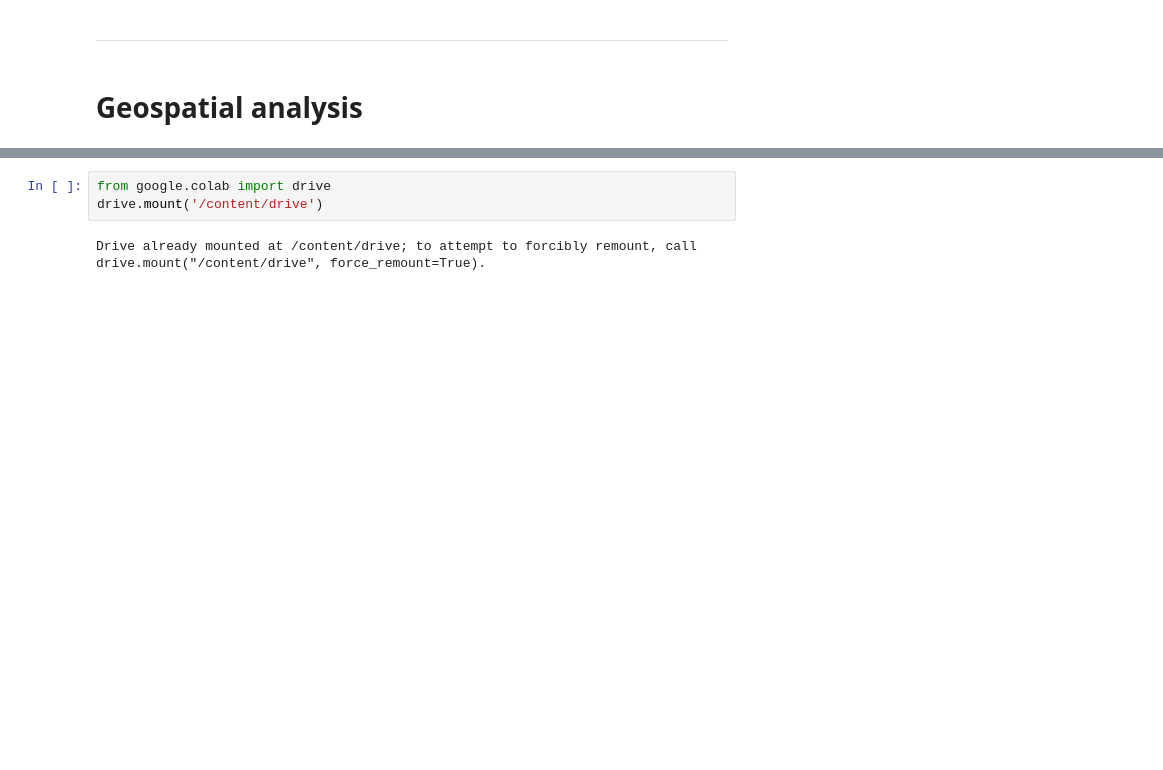
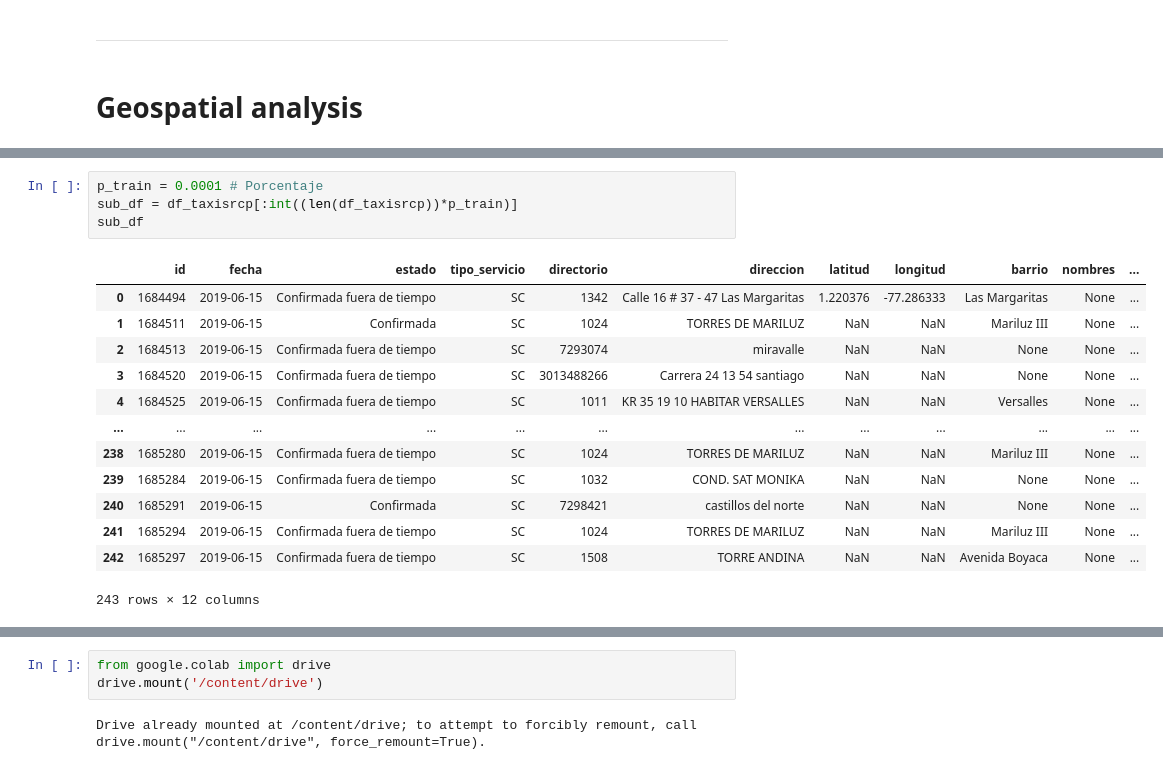
Before and after one commit to jjpizarro/datascience, a Jupyter notebook: EDA-project-ds4a.ipynb, the cells around one changed output, grey strips where cells are left out. Saved outputs shown, nothing was run; the diff lists cells and outputs as text; blank space fills up the shorter version.

```diff
--- a/EDA-project-ds4a.ipynb
+++ b/EDA-project-ds4a.ipynb
@@ -421,0 +453,18 @@ Distribution of genero data
+# %%
+p_train = 0.0001 # Porcentaje
+sub_df = df_taxisrcp[:int((len(df_taxisrcp))*p_train)]
+sub_df
+# %% [output]
+|  | id | fecha | estado | tipo_servicio | directorio | direccion | latitud | longitud | barrio | nombres | ... |
+| 0 | 1684494 | 2019-06-15 | Confirmada fuera de tiempo | SC | 1342 | Calle 16 # 37 - 47 Las Margaritas | 1.220376 | -77.286333 | Las Margaritas | None | ... |
+| 1 | 1684511 | 2019-06-15 | Confirmada | SC | 1024 | TORRES DE MARILUZ | NaN | NaN | Mariluz III | None | ... |
+| 2 | 1684513 | 2019-06-15 | Confirmada fuera de tiempo | SC | 7293074 | miravalle | NaN | NaN | None | None | ... |
+| 3 | 1684520 | 2019-06-15 | Confirmada fuera de tiempo | SC | 3013488266 | Carrera 24 13 54 santiago | NaN | NaN | None | None | ... |
+| 4 | 1684525 | 2019-06-15 | Confirmada fuera de tiempo | SC | 1011 | KR 35 19 10 HABITAR VERSALLES | NaN | NaN | Versalles | None | ... |
+| ... | ... | ... | ... | ... | ... | ... | ... | ... | ... | ... | ... |
+| 238 | 1685280 | 2019-06-15 | Confirmada fuera de tiempo | SC | 1024 | TORRES DE MARILUZ | NaN | NaN | Mariluz III | None | ... |
+| 239 | 1685284 | 2019-06-15 | Confirmada fuera de tiempo | SC | 1032 | COND. SAT MONIKA | NaN | NaN | None | None | ... |
+| 240 | 1685291 | 2019-06-15 | Confirmada | SC | 7298421 | castillos del norte | NaN | NaN | None | None | ... |
+| 241 | 1685294 | 2019-06-15 | Confirmada fuera de tiempo | SC | 1024 | TORRES DE MARILUZ | NaN | NaN | Mariluz III | None | ... |
+| 242 | 1685297 | 2019-06-15 | Confirmada fuera de tiempo | SC | 1508 | TORRE ANDINA | NaN | NaN | Avenida Boyaca | None | ... |
+243 rows × 12 columns
```
Also changed, not shown: parts of 13 cells of this notebook.
